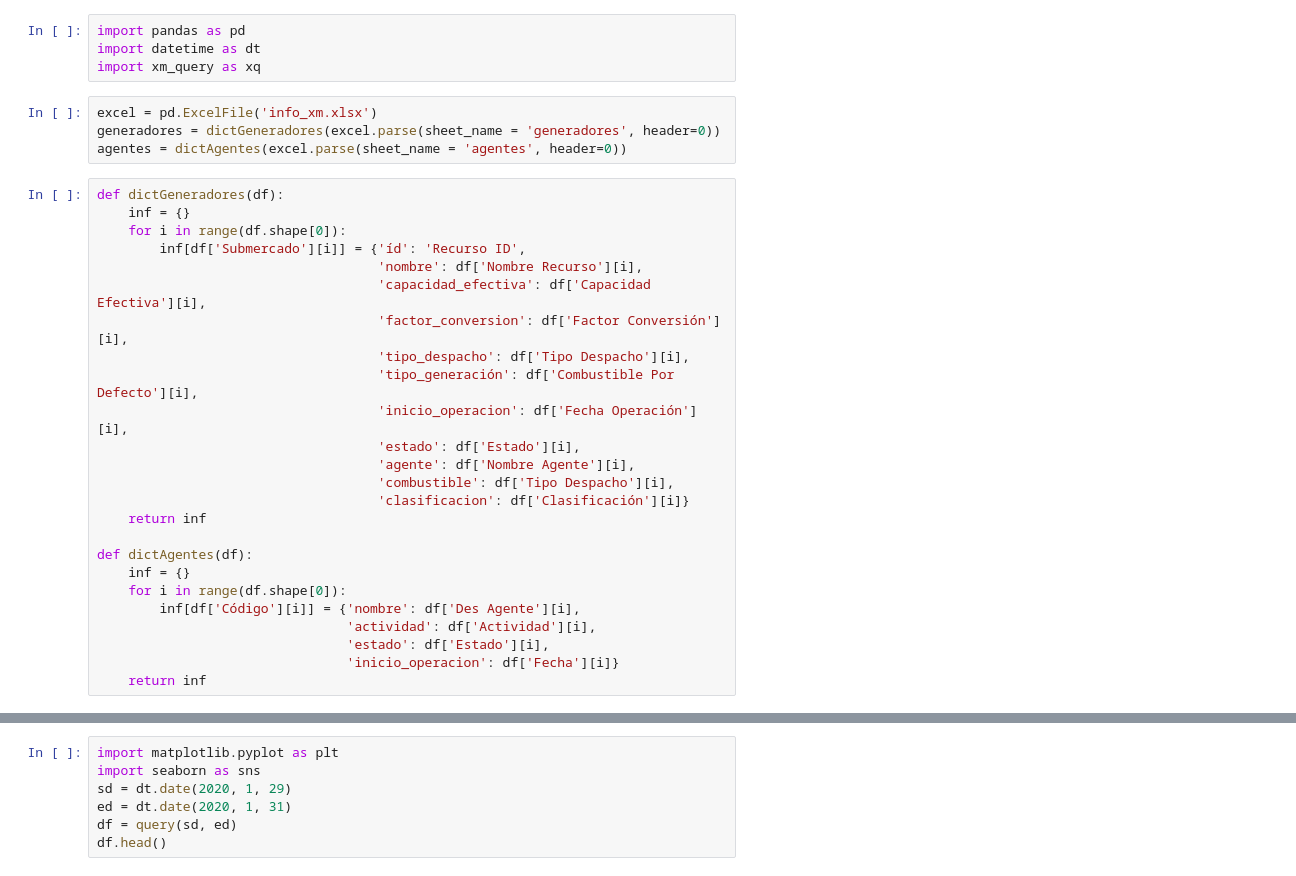
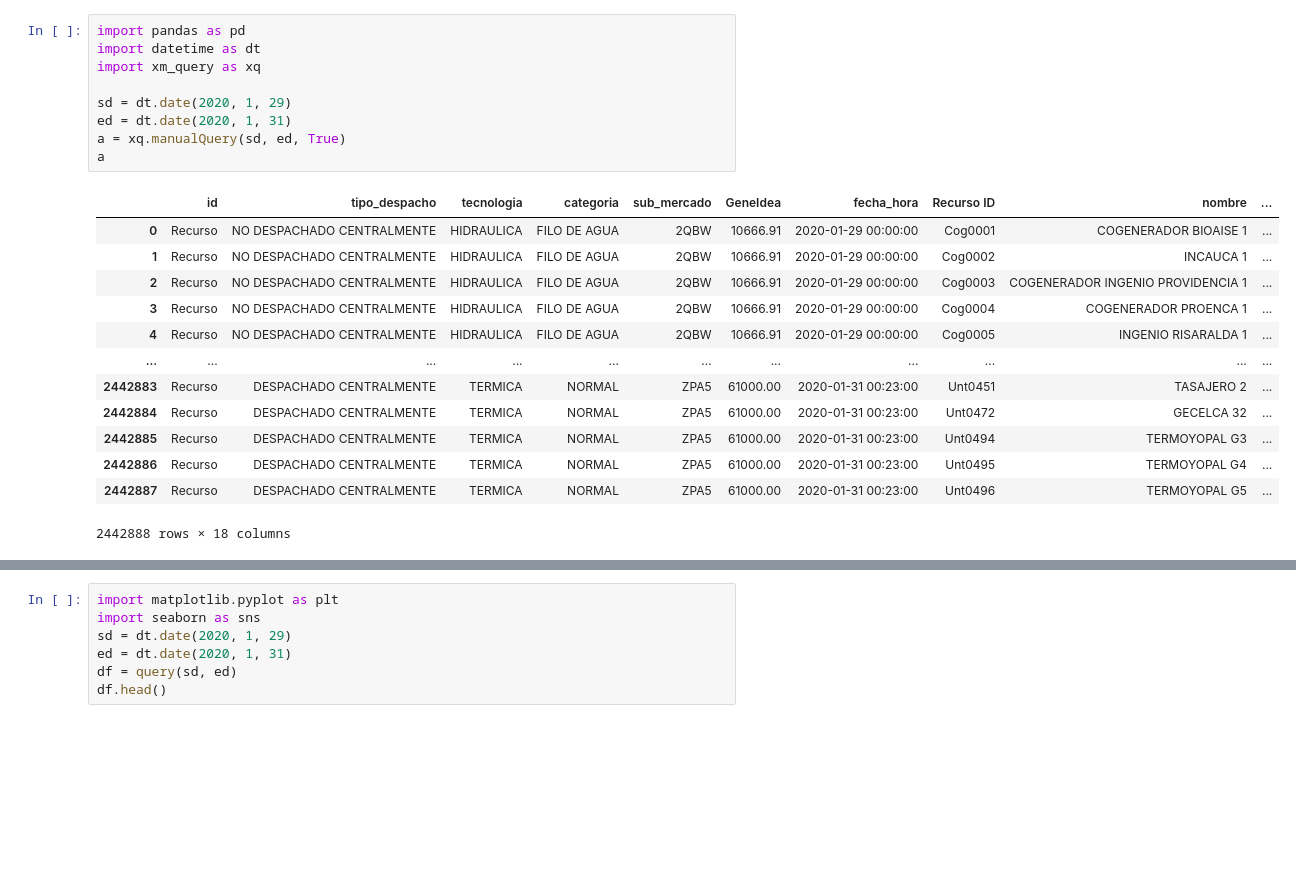
Before and after one commit to NNE-ISA/XM_API_to_data, a Jupyter notebook: Prueba consulta.ipynb, the cells around one changed output, grey strips where cells are left out. Saved outputs shown, nothing was run; the diff lists cells and outputs as text; blank space fills up the shorter version.

Commit message:
agregando consula manual

```diff
--- a/Prueba consulta.ipynb
+++ b/Prueba consulta.ipynb
@@ -1,33 +1,23 @@
 # %%
 import pandas as pd
 import datetime as dt
 import xm_query as xq
+
+sd = dt.date(2020, 1, 29)
+ed = dt.date(2020, 1, 31)
+a = xq.manualQuery(sd, ed, True)
+a
+# %% [output]
+|  | id | tipo_despacho | tecnologia | categoria | sub_mercado | GeneIdea | fecha_hora | Recurso ID | nombre | ... |
+| 0 | Recurso | NO DESPACHADO CENTRALMENTE | HIDRAULICA | FILO DE AGUA | 2QBW | 10666.91 | 2020-01-29 00:00:00 | Cog0001 | COGENERADOR BIOAISE 1 | ... |
+| 1 | Recurso | NO DESPACHADO CENTRALMENTE | HIDRAULICA | FILO DE AGUA | 2QBW | 10666.91 | 2020-01-29 00:00:00 | Cog0002 | INCAUCA 1 | ... |
+| 2 | Recurso | NO DESPACHADO CENTRALMENTE | HIDRAULICA | FILO DE AGUA | 2QBW | 10666.91 | 2020-01-29 00:00:00 | Cog0003 | COGENERADOR INGENIO PROVIDENCIA 1 | ... |
+| 3 | Recurso | NO DESPACHADO CENTRALMENTE | HIDRAULICA | FILO DE AGUA | 2QBW | 10666.91 | 2020-01-29 00:00:00 | Cog0004 | COGENERADOR PROENCA 1 | ... |
+| 4 | Recurso | NO DESPACHADO CENTRALMENTE | HIDRAULICA | FILO DE AGUA | 2QBW | 10666.91 | 2020-01-29 00:00:00 | Cog0005 | INGENIO RISARALDA 1 | ... |
+| ... | ... | ... | ... | ... | ... | ... | ... | ... | ... | ... |
+| 2442883 | Recurso | DESPACHADO CENTRALMENTE | TERMICA | NORMAL | ZPA5 | 61000.00 | 2020-01-31 00:23:00 | Unt0451 | TASAJERO 2 | ... |
+| 2442884 | Recurso | DESPACHADO CENTRALMENTE | TERMICA | NORMAL | ZPA5 | 61000.00 | 2020-01-31 00:23:00 | Unt0472 | GECELCA 32 | ... |
+| 2442885 | Recurso | DESPACHADO CENTRALMENTE | TERMICA | NORMAL | ZPA5 | 61000.00 | 2020-01-31 00:23:00 | Unt0494 | TERMOYOPAL G3 | ... |
+| 2442886 | Recurso | DESPACHADO CENTRALMENTE | TERMICA | NORMAL | ZPA5 | 61000.00 | 2020-01-31 00:23:00 | Unt0495 | TERMOYOPAL G4 | ... |
+| 2442887 | Recurso | DESPACHADO CENTRALMENTE | TERMICA | NORMAL | ZPA5 | 61000.00 | 2020-01-31 00:23:00 | Unt0496 | TERMOYOPAL G5 | ... |
+2442888 rows × 18 columns
-# %%
-excel = pd.ExcelFile('info_xm.xlsx')
-generadores = dictGeneradores(excel.parse(sheet_name = 'generadores', header=0))
-agentes = dictAgentes(excel.parse(sheet_name = 'agentes', header=0))
-# %%
-def dictGeneradores(df):
-    inf = {}
-    for i in range(df.shape[0]):
-        inf[df['Submercado'][i]] = {'íd': 'Recurso ID',
-                                    'nombre': df['Nombre Recurso'][i],
-                                    'capacidad_efectiva': df['Capacidad Efectiva'][i],
-                                    'factor_conversion': df['Factor Conversión'][i],
-                                    'tipo_despacho': df['Tipo Despacho'][i],
-                                    'tipo_generación': df['Combustible Por Defecto'][i],
-                                    'inicio_operacion': df['Fecha Operación'][i],
-                                    'estado': df['Estado'][i],
-                                    'agente': df['Nombre Agente'][i],
-                                    'combustible': df['Tipo Despacho'][i],
-                                    'clasificacion': df['Clasificación'][i]}
-    return inf
-
-def dictAgentes(df):
-    inf = {}
-    for i in range(df.shape[0]):
-        inf[df['Código'][i]] = {'nombre': df['Des Agente'][i],
-                                'actividad': df['Actividad'][i],
-                                'estado': df['Estado'][i],
-                                'inicio_operacion': df['Fecha'][i]}
-    return inf
```
Also changed, not shown: parts of 8 cells of this notebook, 2 other files.
